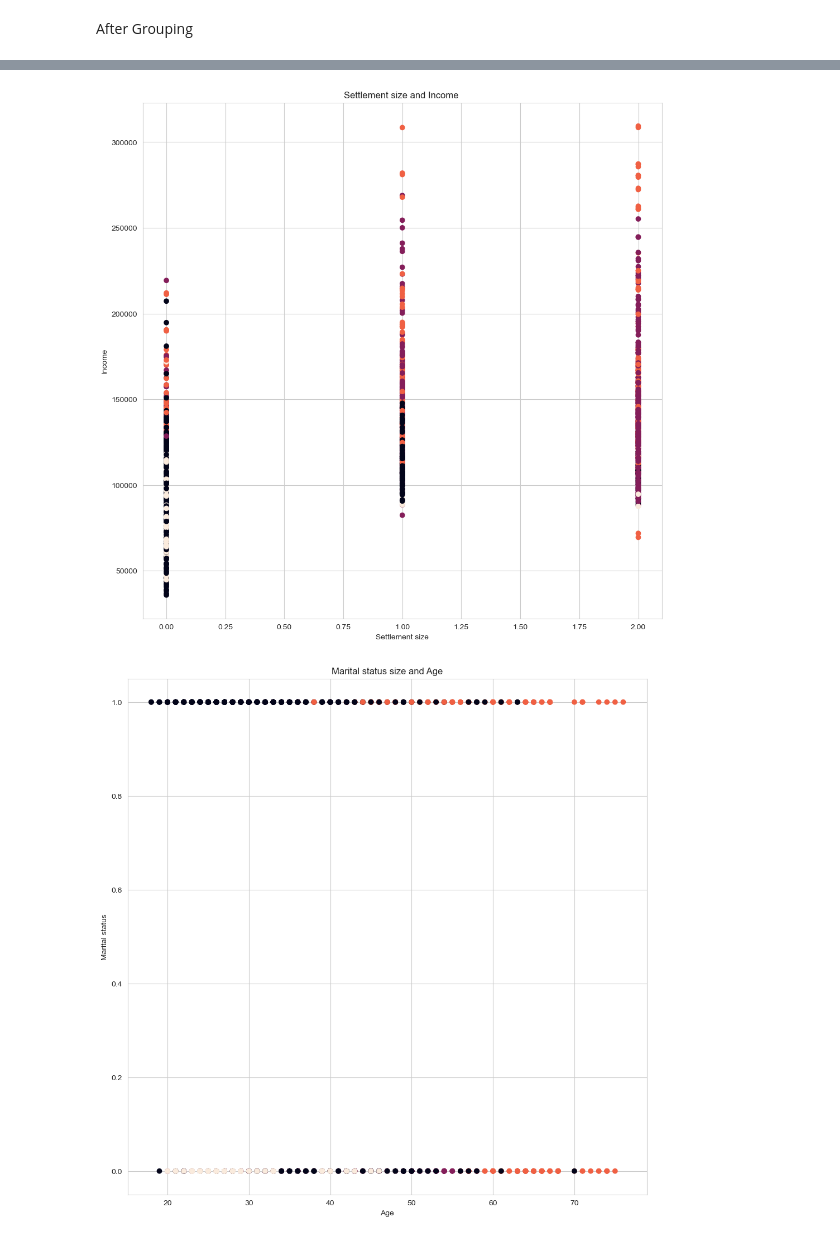
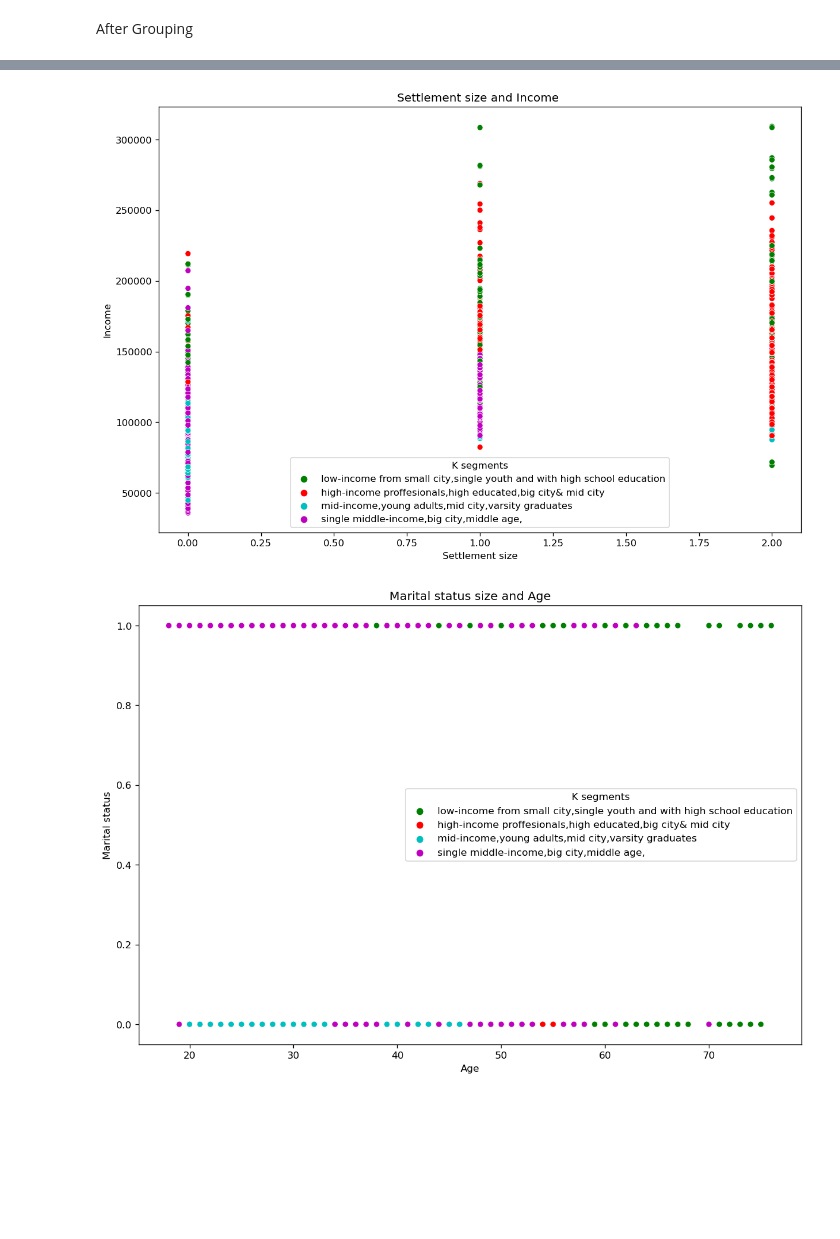
Before and after one commit to The-DigitalAcademy/Unsupervised_Learning_Project, a Jupyter notebook: Python/Unsupervised_kmeans.ipynb, the cells around one changed output, grey strips where cells are left out. Saved outputs shown, nothing was run; the diff lists cells and outputs as text; code cells hidden in the pictures; blank space fills up the shorter version.

Commit message:
Renamed clusters

```diff
--- a/Python/Unsupervised_kmeans.ipynb
+++ b/Python/Unsupervised_kmeans.ipynb
@@ -191,5 +201,10 @@ seg_pca_kmeans.head()
+# %%
+seg_pca_kmeans['K segments']=seg_pca_kmeans['segment K-means PCA'].map({0:'mid-income,young adults,mid city,varsity graduates',
+1:'single middle-income,big city,middle age,',2:'high-income proffesionals,high educated,big city& mid city ',
+3:'low-income from small city,single youth and with high school education'})
 # %% [markdown]
 Group Accordingly
 # %%
-seg_pca_kmeans['K segments']=seg_pca_kmeans['segment K-means PCA'].map({0:'K= one',1:'k=two',2:'k=three',3:'k=four'})
-seg_pca_kmeans
+
+# seg_pca_kmeans['K segments']=seg_pca_kmeans['segment K-means PCA'].map({0:'K= one',1:'k=two',2:'k=three',3:'k=four'})
+# seg_pca_kmeans
@@ -235,7 +253,7 @@ plt.show()
 # %%
-sns.set_style('whitegrid')
-plt.figure(figsize=(12, 12))
-plt.scatter(seg_pca_kmeans['Age'], seg_pca_kmeans['Income'], c=seg_pca_kmeans['segment K-means PCA'])
+plt.figure(figsize=(12,8), dpi=120)
+sns.scatterplot(seg_pca_kmeans['Age'], seg_pca_kmeans['Income'], hue=seg_pca_kmeans['K segments'],palette=['g','r','c','m'])
+#plt.scatter(x_pca[:, 0], x_pca[:, 1], label=seg_pca_kmeans['segment'])
 plt.xlabel('Age')
 plt.ylabel('Income')
 plt.title('Age and Income ')
@@ -245,21 +263,21 @@ plt.show()
 # %%
-sns.set_style('whitegrid')
-plt.figure(figsize=(12, 12))
-plt.scatter(seg_pca_kmeans['Settlement size'], seg_pca_kmeans['Income'], c=seg_pca_kmeans['segment K-means PCA'])
+# Plot the data, colored by cluster
+plt.figure(figsize=(12,8), dpi=120)
+sns.scatterplot(seg_pca_kmeans['Settlement size'], seg_pca_kmeans['Income'], hue=seg_pca_kmeans['K segments'],palette=['g','r','c','m'])
+#plt.scatter(x_pca[:, 0], x_pca[:, 1], label=seg_pca_kmeans['segment'])
 plt.xlabel('Settlement size')
 plt.ylabel('Income')
 plt.title('Settlement size and Income ')
 plt.show()
 # %% [output]
-[figure, old version]
+[figure, new version]
 # %%
-sns.set_style('whitegrid')
-plt.figure(figsize=(12, 12))
-plt.scatter(seg_pca_kmeans['Age'], seg_pca_kmeans['Marital status'], c=seg_pca_kmeans['segment K-means PCA'])
+plt.figure(figsize=(12,8), dpi=120)
+sns.scatterplot(seg_pca_kmeans['Age'], seg_pca_kmeans['Marital status'], hue=seg_pca_kmeans['K segments'],palette=['g','r','c','m'])
 plt.xlabel('Age')
 plt.ylabel('Marital status')
 plt.title('Marital status size and Age')
 plt.show()
 # %% [output]
-[figure, old version]
+[figure, new version]
 # %%
```
Also changed, not shown: parts of 20 cells of this notebook.
